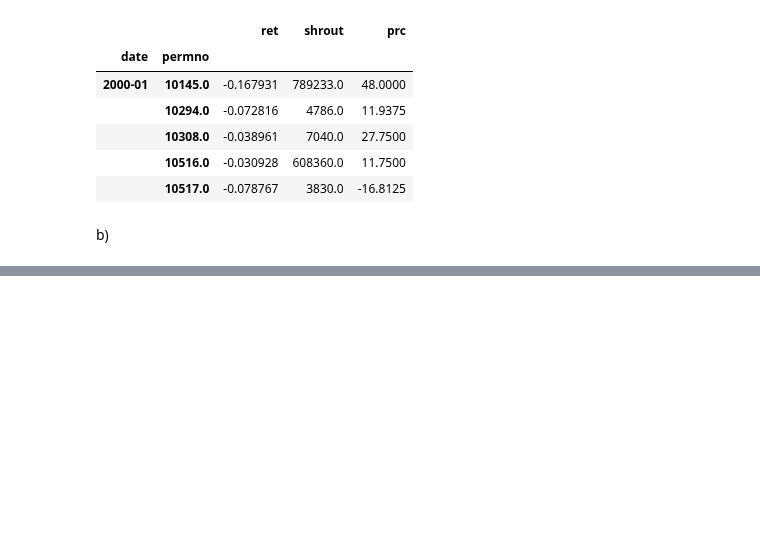
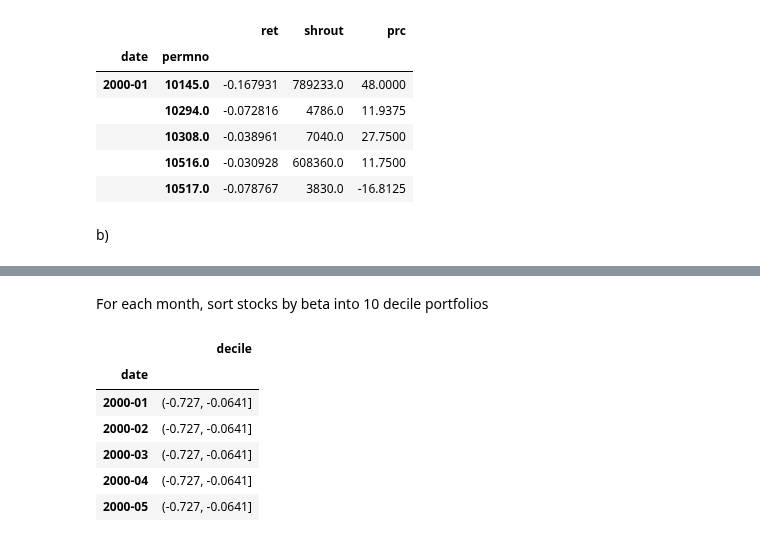
Before and after one commit to baohien97/EPFL-Investments, a Jupyter notebook: As6/As 6.ipynb, the cells around one changed output, grey strips where cells are left out. Cells and saved outputs as stored; diff of their text form; code cells hidden in the pictures; blank space fills up the shorter version.

```diff
--- a/As6/As 6.ipynb
+++ b/As6/As 6.ipynb
@@ -218,0 +239,17 @@ permno
+# %% [markdown]
+For each month, sort stocks by beta into 10 decile portfolios
+# %%
+decile_beta = beta_group_data.set_index('date').groupby('date')
+decile_beta = decile_beta.transform(lambda x: pd.qcut(x, 10))
+decile_beta = decile_beta.loc[~decile_beta.index.duplicated(keep='first')]
+decile_beta = decile_beta.rename(columns={'beta':'decile'})
+intervals = decile_beta.decile.loc[~decile_beta.decile.duplicated(keep='first')] #intervals
+decile_beta.head()
+# %% [output]
+|  | decile |
+| date |  |
+| 2000-01 | (-0.727, -0.0641] |
+| 2000-02 | (-0.727, -0.0641] |
+| 2000-03 | (-0.727, -0.0641] |
+| 2000-04 | (-0.727, -0.0641] |
+| 2000-05 | (-0.727, -0.0641] |
```
Also changed, not shown: parts of 12 cells of this notebook.
